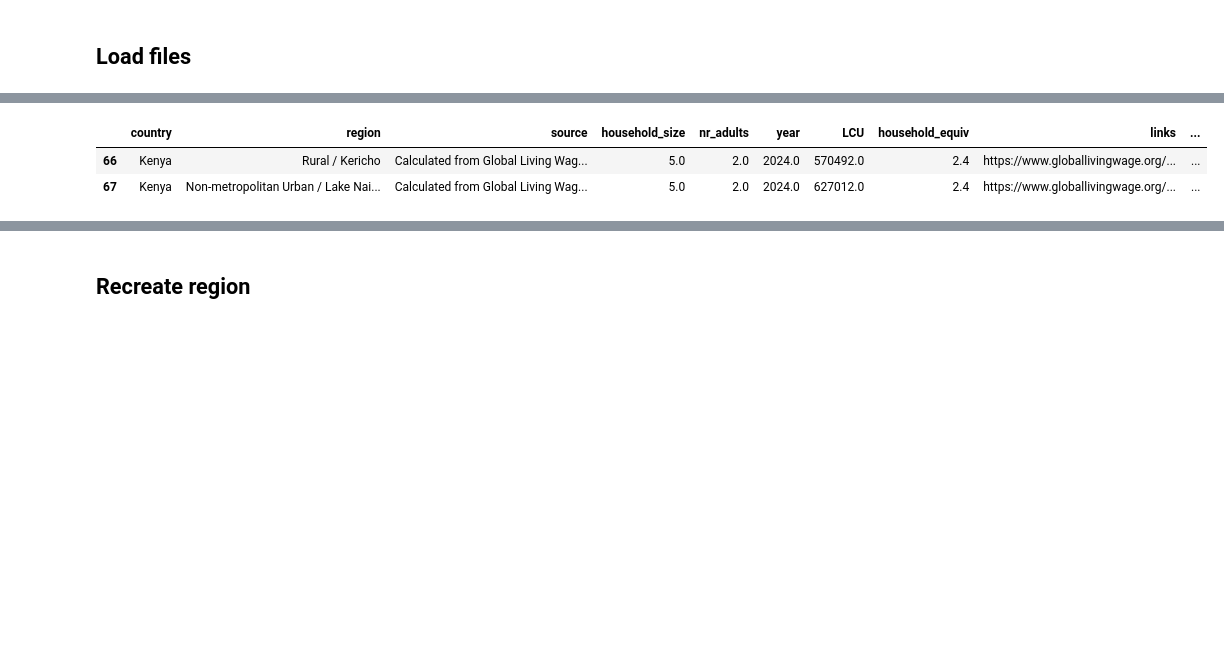
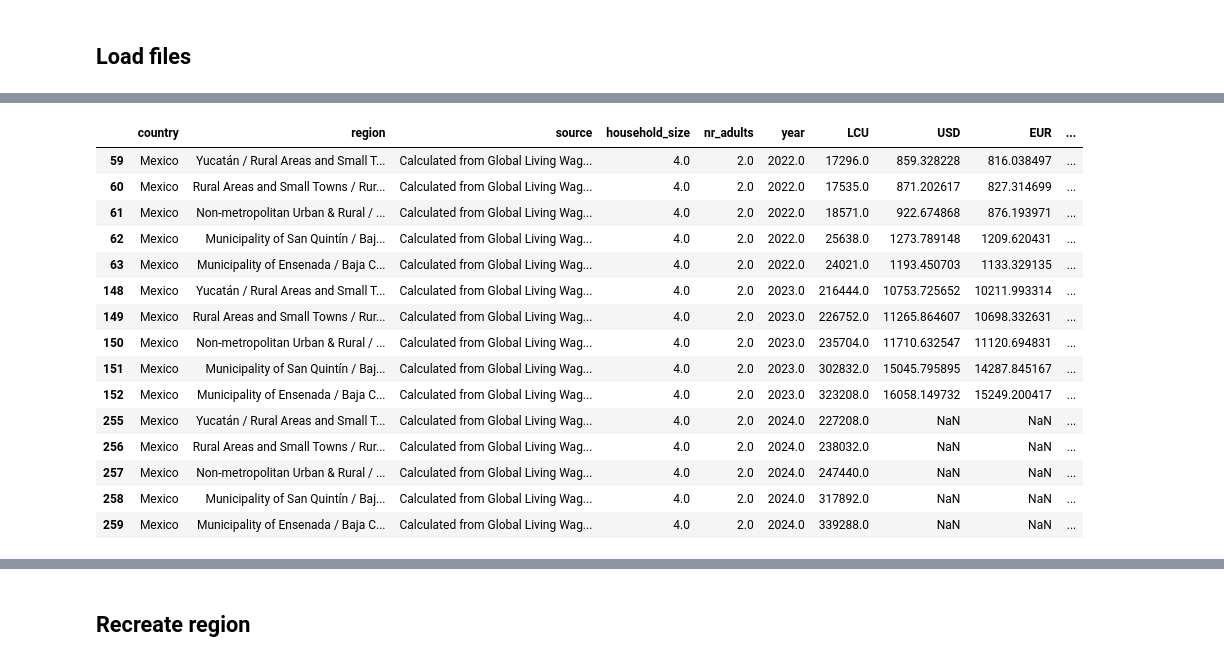
Before and after one commit to akvo/IDH-IDC, a Jupyter notebook: backend/source/transformer/benchmark_v6_with_conversion_rates/living_income_benchmark_v6.ipynb, the cells around one changed output, grey strips where cells are left out. Drawn from its saved outputs; the diff is of its cells as text; code cells hidden in the pictures; blank space fills up the shorter version.

```diff
--- a/backend/source/transformer/benchmark_v6_with_conversion_rates/living_income_benchmark_v6.ipynb
+++ b/backend/source/transformer/benchmark_v6_with_conversion_rates/living_income_benchmark_v6.ipynb
@@ -234,10 +270,23 @@ Index(['country', 'region', 'source', 'household_size', 'nr_adults', 'year',
       dtype='object')
 # %%
-lib[lib['country'] == "Kenya"]
+lib[lib['country'] == "Mexico"]
 # %% [output]
-|  | country | region | source | household_size | nr_adults | year | LCU | household_equiv | links | ... |
-| 66 | Kenya | Rural / Kericho | Calculated from Global Living Wag... | 5.0 | 2.0 | 2024.0 | 570492.0 | 2.4 | https://www.globallivingwage.org/... | ... |
-| 67 | Kenya | Non-metropolitan Urban / Lake Nai... | Calculated from Global Living Wag... | 5.0 | 2.0 | 2024.0 | 627012.0 | 2.4 | https://www.globallivingwage.org/... | ... |
+|  | country | region | source | household_size | nr_adults | year | LCU | USD | EUR | ... |
+| 59 | Mexico | Yucatán / Rural Areas and Small T... | Calculated from Global Living Wag... | 4.0 | 2.0 | 2022.0 | 17296.0 | 859.328228 | 816.038497 | ... |
+| 60 | Mexico | Rural Areas and Small Towns / Rur... | Calculated from Global Living Wag... | 4.0 | 2.0 | 2022.0 | 17535.0 | 871.202617 | 827.314699 | ... |
+| 61 | Mexico | Non-metropolitan Urban & Rural / ... | Calculated from Global Living Wag... | 4.0 | 2.0 | 2022.0 | 18571.0 | 922.674868 | 876.193971 | ... |
+| 62 | Mexico | Municipality of San Quintín / Baj... | Calculated from Global Living Wag... | 4.0 | 2.0 | 2022.0 | 25638.0 | 1273.789148 | 1209.620431 | ... |
+| 63 | Mexico | Municipality of Ensenada / Baja C... | Calculated from Global Living Wag... | 4.0 | 2.0 | 2022.0 | 24021.0 | 1193.450703 | 1133.329135 | ... |
+| 148 | Mexico | Yucatán / Rural Areas and Small T... | Calculated from Global Living Wag... | 4.0 | 2.0 | 2023.0 | 216444.0 | 10753.725652 | 10211.993314 | ... |
+| 149 | Mexico | Rural Areas and Small Towns / Rur... | Calculated from Global Living Wag... | 4.0 | 2.0 | 2023.0 | 226752.0 | 11265.864607 | 10698.332631 | ... |
+| 150 | Mexico | Non-metropolitan Urban & Rural / ... | Calculated from Global Living Wag... | 4.0 | 2.0 | 2023.0 | 235704.0 | 11710.632547 | 11120.694831 | ... |
+| 151 | Mexico | Municipality of San Quintín / Baj... | Calculated from Global Living Wag... | 4.0 | 2.0 | 2023.0 | 302832.0 | 15045.795895 | 14287.845167 | ... |
+| 152 | Mexico | Municipality of Ensenada / Baja C... | Calculated from Global Living Wag... | 4.0 | 2.0 | 2023.0 | 323208.0 | 16058.149732 | 15249.200417 | ... |
+| 255 | Mexico | Yucatán / Rural Areas and Small T... | Calculated from Global Living Wag... | 4.0 | 2.0 | 2024.0 | 227208.0 | NaN | NaN | ... |
+| 256 | Mexico | Rural Areas and Small Towns / Rur... | Calculated from Global Living Wag... | 4.0 | 2.0 | 2024.0 | 238032.0 | NaN | NaN | ... |
+| 257 | Mexico | Non-metropolitan Urban & Rural / ... | Calculated from Global Living Wag... | 4.0 | 2.0 | 2024.0 | 247440.0 | NaN | NaN | ... |
+| 258 | Mexico | Municipality of San Quintín / Baj... | Calculated from Global Living Wag... | 4.0 | 2.0 | 2024.0 | 317892.0 | NaN | NaN | ... |
+| 259 | Mexico | Municipality of Ensenada / Baja C... | Calculated from Global Living Wag... | 4.0 | 2.0 | 2024.0 | 339288.0 | NaN | NaN | ... |
 # %%
 df = pd.read_csv("./li_benchmark_data.csv")
 # %%
```
Also changed, not shown: parts of 24 cells of this notebook, 10 other files.
